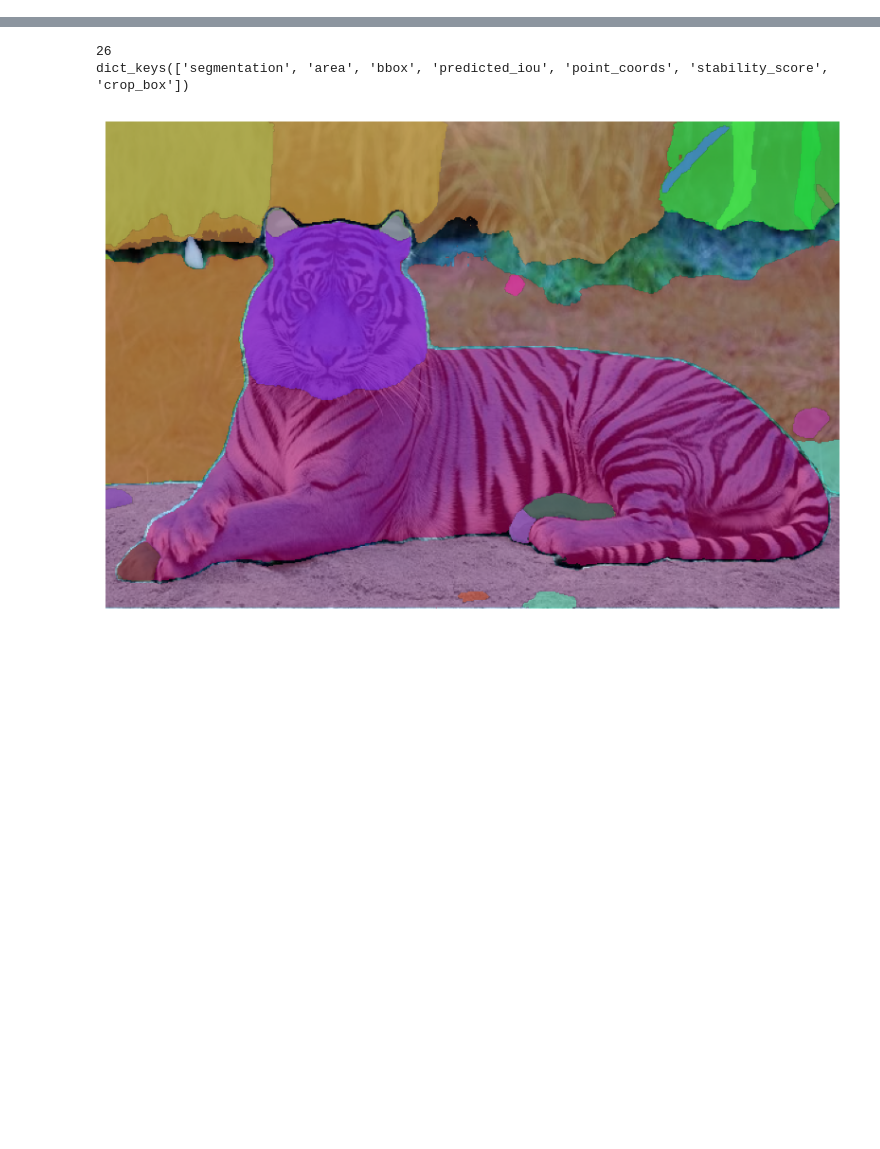
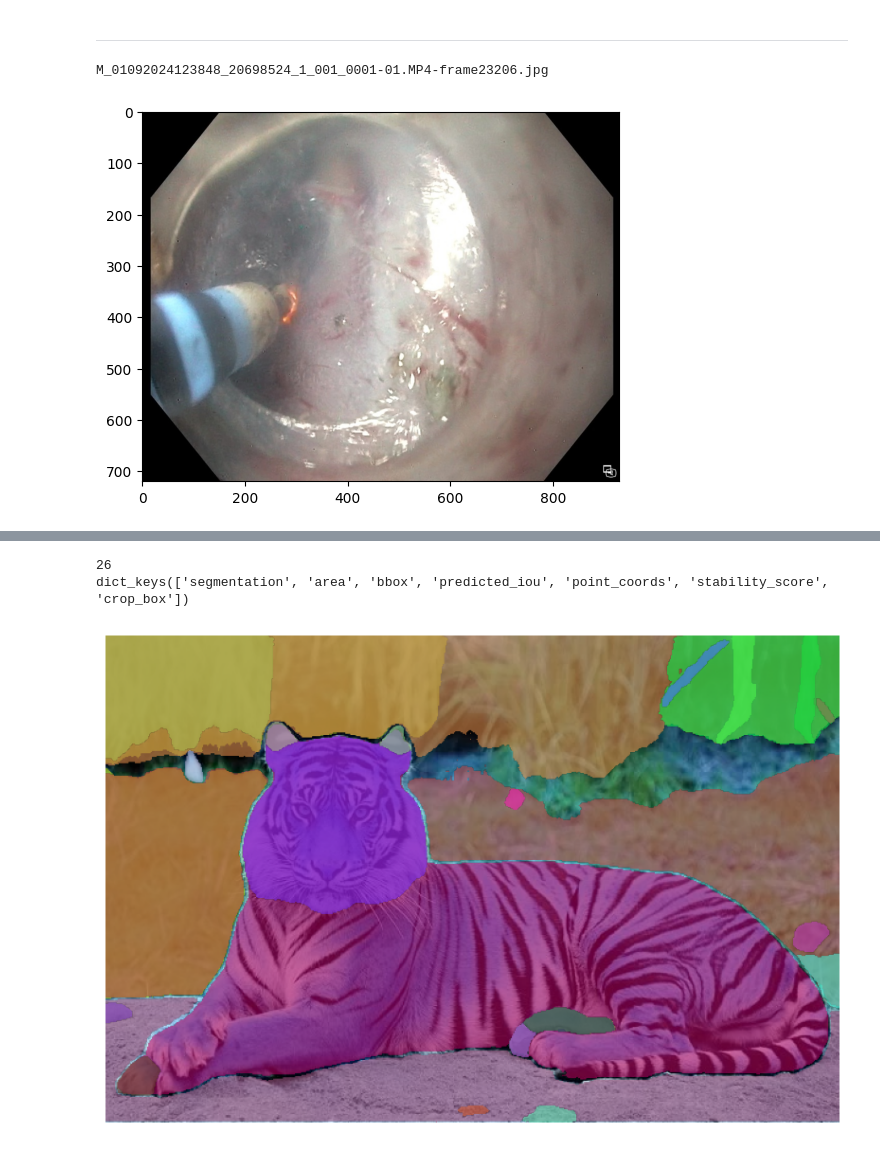
Before and after one commit to NamanChhibbar/BM5020-Project, a Jupyter notebook: annotation.ipynb, the cells around one changed output, grey strips where cells are left out. Saved outputs shown, nothing was run; the diff lists cells and outputs as text; code cells hidden in the pictures; blank space fills up the shorter version.

```diff
--- a/annotation.ipynb
+++ b/annotation.ipynb
@@ -15,18 +17,13 @@ from utils import show_mask
 # !wget -O medsam_vit_b.pth https://zenodo.org/records/10689643/files/medsam_vit_b.pth
 # !wget https://dl.fbaipublicfiles.com/segment_anything/sam_vit_h_4b8939.pth
 # %%
-# # import sys
-# # sys.path.append("..")
-device = "cpu"
+device = "mps"
 
-# sam_checkpoint = "/home/pradeep/Documents/IITH_Academics/sem-6/AI in Biomedicine and Healthcare/BM5020-Project/medsam_vit_b.pth"
-# model_type = "vit_b"
-
-sam_checkpoint = "/home/pradeep/Documents/IITH_Academics/sem-6/AI in Biomedicine and Healthcare/BM5020-Project/sam_vit_h_4b8939.pth"
+sam_checkpoint = "/Users/naman/Workspace/Code/Python/BM5020-Project/sam_vit_h_4b8939.pth"
+# sam_checkpoint = "/home/pradeep/Documents/IITH_Academics/sem-6/AI in Biomedicine and Healthcare/BM5020-Project/sam_vit_h_4b8939.pth"
 model_type = "vit_h"
 
-# print(sam_checkpoint.keys())
 sam = sam_model_registry[model_type](checkpoint=sam_checkpoint)
-sam.to(device=device)
+sam.to(device)
 
 predictor = SamPredictor(sam)
@@ -32,0 +37,17 @@ predictor = SamPredictor(sam)
+# %% [markdown]
+---
+# %%
+im_path = next(path_iter)
+filename = os.path.split(im_path)[1]
+while os.path.splitext(im_path)[1] != ".jpg" and filename not in all_masks.keys():
+    im_path = next(path_iter)
+
+print(filename)
+image = cv2.imread(im_path)
+image = cv2.cvtColor(image, cv2.COLOR_BGR2RGB)
+predictor.set_image(image)
+plt.imshow(image)
+plt.show()
+# %% [output]
+M_01092024123848_20698524_1_001_0001-01.MP4-frame23206.jpg
+[figure, added]
```
Also changed, not shown: parts of 11 cells of this notebook, 1 other file.
